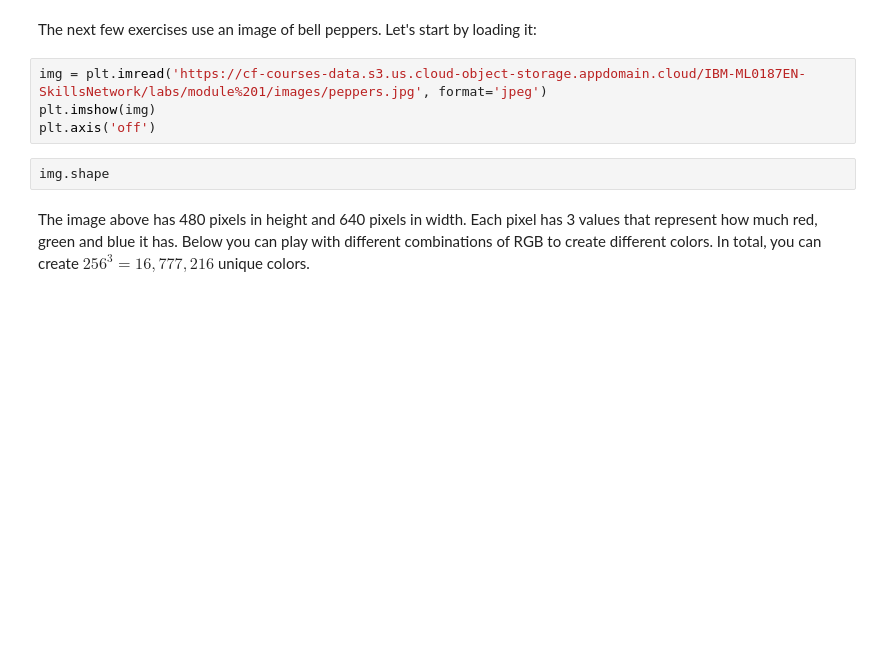
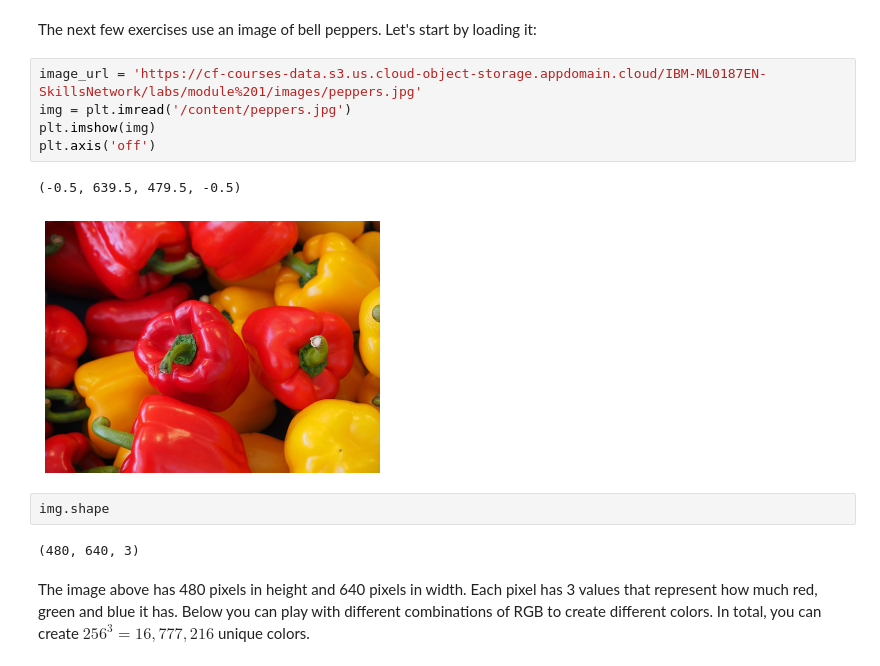
Before and after one commit to mzaoualim/Coursera_IBM_Machine_Learning_Professional_Certificate, a Jupyter notebook: Unsupervised_Machine_Learning/04a_LAB_KMeansClustering.ipynb, the cells around one changed output. Cells and saved outputs as stored; diff of their text form; blank space fills up the shorter version.

```diff
--- a/Unsupervised_Machine_Learning/04a_LAB_KMeansClustering.ipynb
+++ b/Unsupervised_Machine_Learning/04a_LAB_KMeansClustering.ipynb
@@ -148,11 +164,17 @@ What do you think the inertia would be if you have the same number of clusters a
 # %% [markdown]
 The next few exercises use an image of bell peppers. Let's start by loading it:
 # %%
-img = plt.imread('https://cf-courses-data.s3.us.cloud-object-storage.appdomain.cloud/IBM-ML0187EN-SkillsNetwork/labs/module%201/images/peppers.jpg', format='jpeg')
+image_url = 'https://cf-courses-data.s3.us.cloud-object-storage.appdomain.cloud/IBM-ML0187EN-SkillsNetwork/labs/module%201/images/peppers.jpg'
+img = plt.imread('/content/peppers.jpg')
 plt.imshow(img)
 plt.axis('off')
+# %% [output]
+(-0.5, 639.5, 479.5, -0.5)
+[figure, added]
 # %%
 img.shape
+# %% [output]
+(480, 640, 3)
 # %% [markdown]
 The image above has 480 pixels in height and 640 pixels in width.  Each pixel has 3 values that represent how much red, green and blue it has. Below you can play with different combinations of RGB to create different colors. In total, you can create $256^3 = 16,777,216$ unique colors.
 # %%
```
Also changed, not shown: parts of 14 cells of this notebook.
